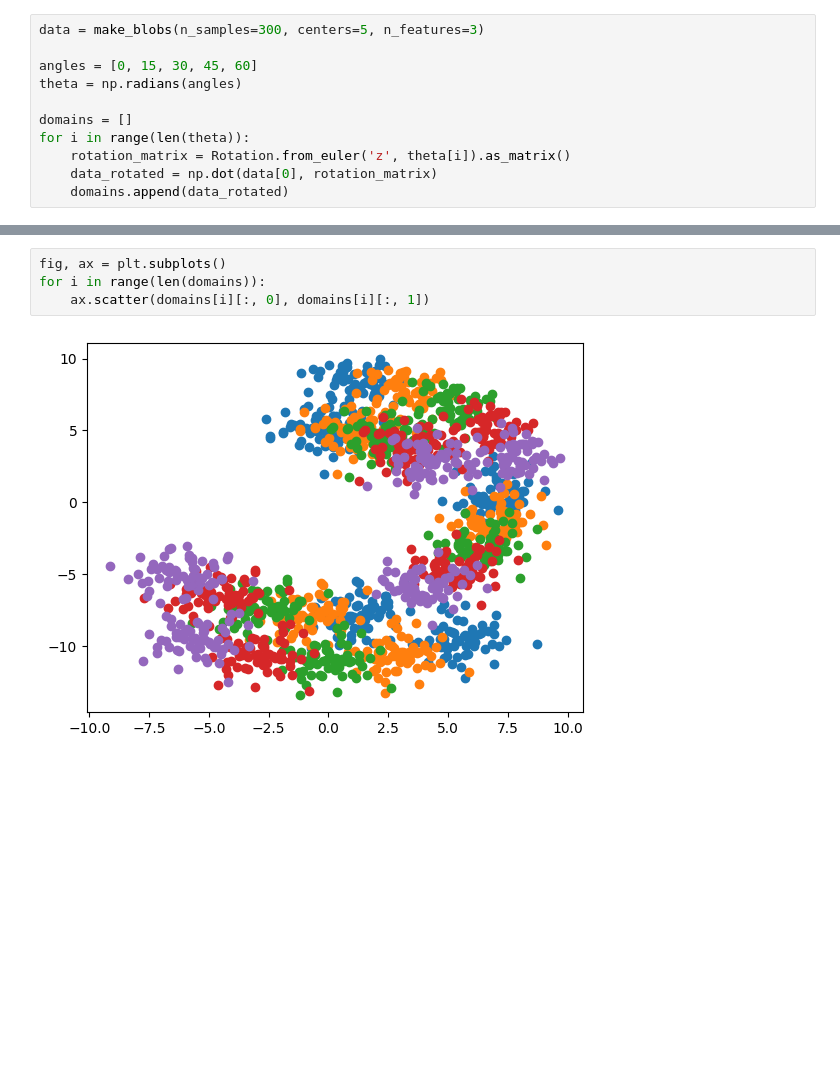
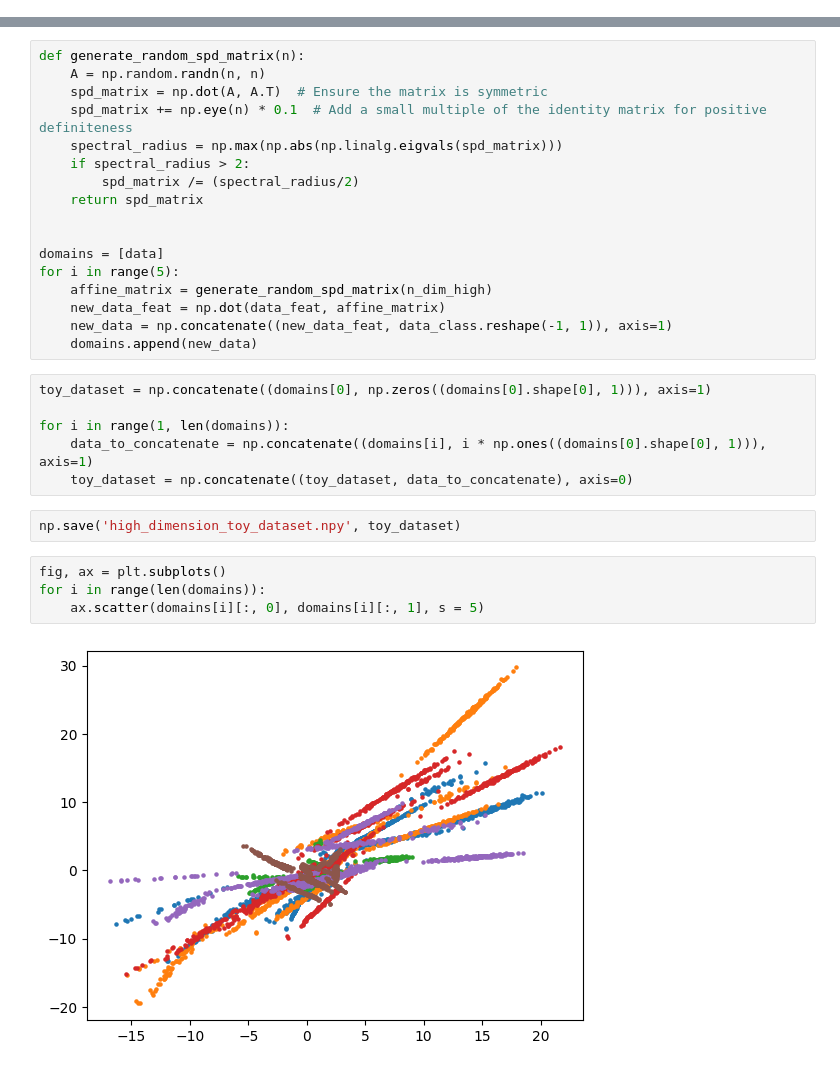
Before and after one commit to Stevan-LS/Online-DaDiL, a Jupyter notebook: PyDiL-main/PyDiL-main/Toy_dataset.ipynb, the cells around one changed output, grey strips where cells are left out. Saved outputs shown, nothing was run; the diff lists cells and outputs as text; blank space fills up the shorter version.

Commit message:
Toy dataset high dimension

```diff
--- a/PyDiL-main/PyDiL-main/Toy_dataset.ipynb
+++ b/PyDiL-main/PyDiL-main/Toy_dataset.ipynb
@@ -5,12 +3 @@ from scipy.spatial.transform import Rotation
 import numpy as np
-# %%
-data = make_blobs(n_samples=300, centers=5, n_features=3)
-
-angles = [0, 15, 30, 45, 60]
-theta = np.radians(angles)
-
-domains = []
-for i in range(len(theta)):
-    rotation_matrix = Rotation.from_euler('z', theta[i]).as_matrix()
-    data_rotated = np.dot(data[0], rotation_matrix)
-    domains.append(data_rotated)
@@ -17,9 +33,34 @@ for i in range(len(theta)):
+# %%
+def generate_random_spd_matrix(n):
+    A = np.random.randn(n, n)
+    spd_matrix = np.dot(A, A.T)  # Ensure the matrix is symmetric
+    spd_matrix += np.eye(n) * 0.1  # Add a small multiple of the identity matrix for positive definiteness
+    spectral_radius = np.max(np.abs(np.linalg.eigvals(spd_matrix)))
+    if spectral_radius > 2:
+        spd_matrix /= (spectral_radius/2)
+    return spd_matrix
+
+
+domains = [data]
+for i in range(5):
+    affine_matrix = generate_random_spd_matrix(n_dim_high)
+    new_data_feat = np.dot(data_feat, affine_matrix)
+    new_data = np.concatenate((new_data_feat, data_class.reshape(-1, 1)), axis=1)
+    domains.append(new_data)
+# %%
+toy_dataset = np.concatenate((domains[0], np.zeros((domains[0].shape[0], 1))), axis=1)
+
+for i in range(1, len(domains)):
+    data_to_concatenate = np.concatenate((domains[i], i * np.ones((domains[0].shape[0], 1))), axis=1)
+    toy_dataset = np.concatenate((toy_dataset, data_to_concatenate), axis=0)
+# %%
+np.save('high_dimension_toy_dataset.npy', toy_dataset)
 # %%
 fig, ax = plt.subplots()
 for i in range(len(domains)):
-    ax.scatter(domains[i][:, 0], domains[i][:, 1])
+    ax.scatter(domains[i][:, 0], domains[i][:, 1], s = 5)
 # %% [output]
-[figure, old version]
+[figure, new version]
 # %%
 # Create a 3D scatter plot
 fig = plt.figure(figsize=(8, 6))
```
Also changed, not shown: parts of 8 cells of this notebook.
